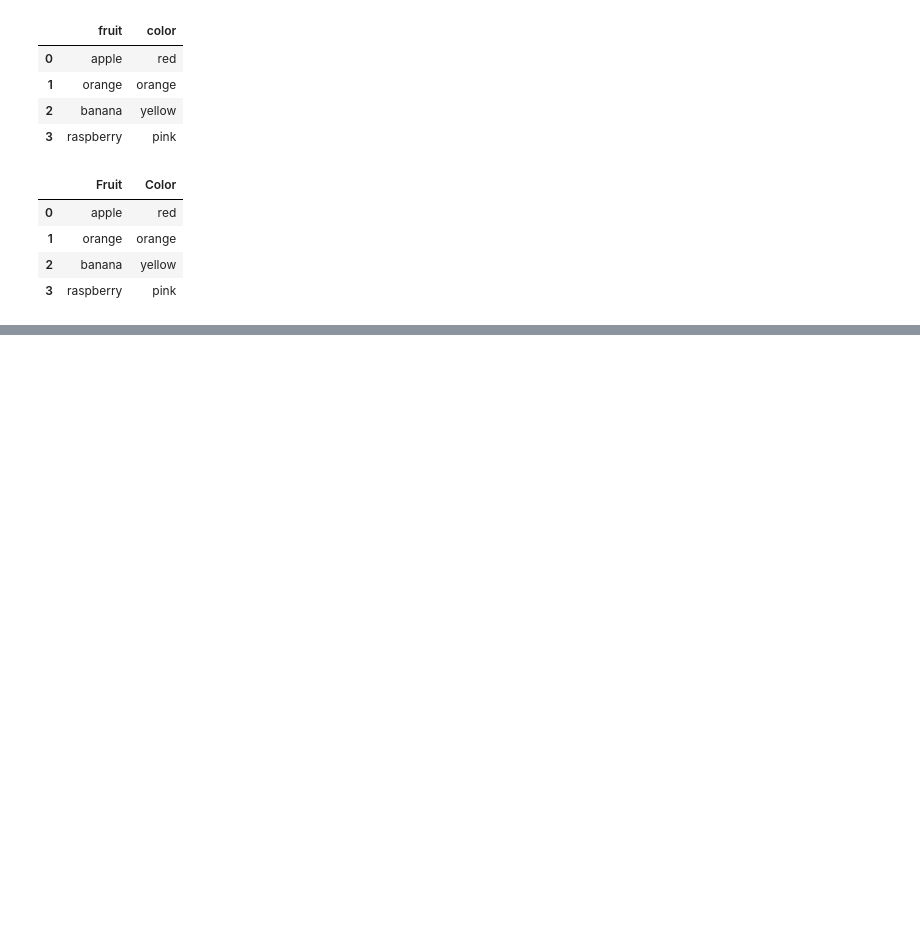
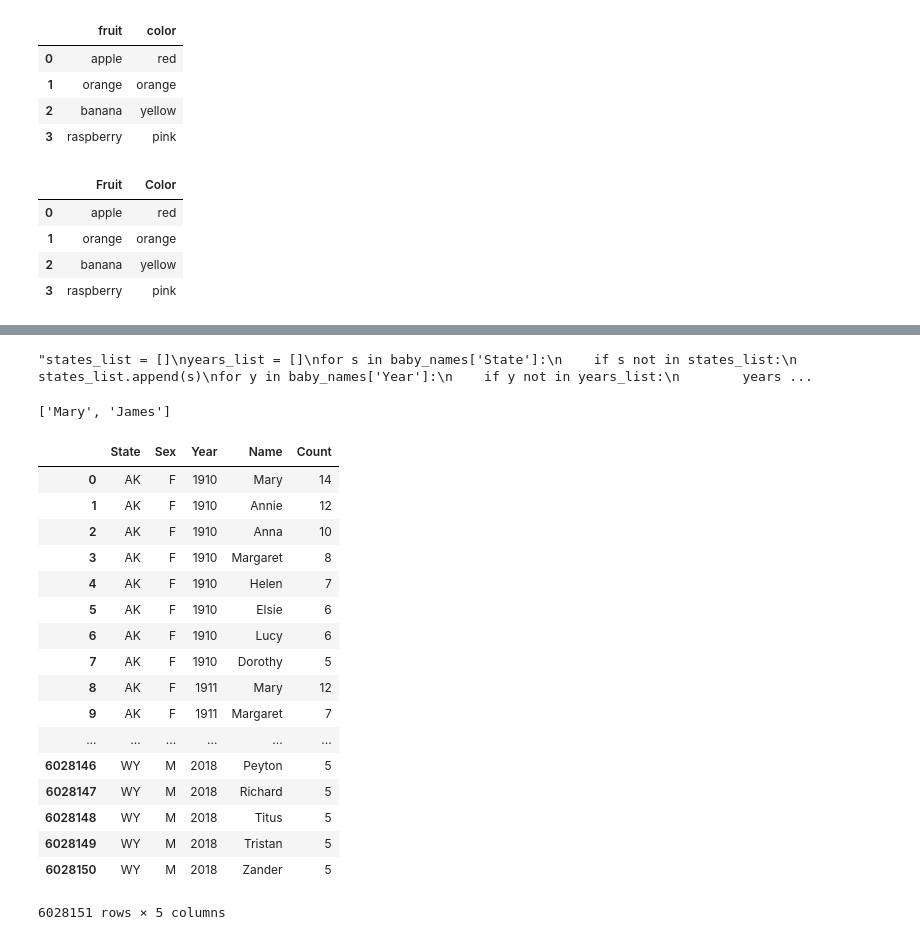
Before and after one commit to Ajarlin/Data-Science, a Jupyter notebook: Labs/Lab 2/ja895_lab2.ipynb, the cells around one changed output, grey strips where cells are left out. Drawn from its saved outputs; the diff is of its cells as text; code cells hidden in the pictures; blank space fills up the shorter version.

```diff
--- a/Labs/Lab 2/ja895_lab2.ipynb
+++ b/Labs/Lab 2/ja895_lab2.ipynb
@@ -74,0 +403,51 @@ SyntaxError: invalid syntax (<ipython-input-46-9f3ca00b492b>, line 3)
+# %%
+"""states_list = []
+years_list = []
+for s in baby_names['State']:
+    if s not in states_list:
+        states_list.append(s)
+for y in baby_names['Year']:
+    if y not in years_list:
+        years_list.append(y)
+
+#print(states_list)
+#print(years_list)
+
+for year in years_list:
+    for state in states_list:
+        most_popular(year,state)
+        """
+# %% [output]
+"states_list = []\nyears_list = []\nfor s in baby_names['State']:\n    if s not in states_list:\n        states_list.append(s)\nfor y in baby_names['Year']:\n    if y not in years_list:\n        years ...
+# %%
+mylist= {}
+Fcount_list = baby_names[(baby_names['Sex']=='F')].groupby('Name')['Count'].sum()
+Fcount_list.sort_values(ascending=False)[:1]
+mylist.update(Fcount_list.sort_values(ascending=False)[:1])
+Mcount_list = baby_names[(baby_names['Sex']=='M')].groupby('Name')['Count'].sum()
+Mcount_list.sort_values(ascending=False)[:1]
+mylist.update(Mcount_list.sort_values(ascending=False)[:1])
+print([*mylist])
+# %% [output]
+['Mary', 'James']
+# %%
+baby_names
+# %% [output]
+|  | State | Sex | Year | Name | Count |
+| 0 | AK | F | 1910 | Mary | 14 |
+| 1 | AK | F | 1910 | Annie | 12 |
+| 2 | AK | F | 1910 | Anna | 10 |
+| 3 | AK | F | 1910 | Margaret | 8 |
+| 4 | AK | F | 1910 | Helen | 7 |
+| 5 | AK | F | 1910 | Elsie | 6 |
+| 6 | AK | F | 1910 | Lucy | 6 |
+| 7 | AK | F | 1910 | Dorothy | 5 |
+| 8 | AK | F | 1911 | Mary | 12 |
+| 9 | AK | F | 1911 | Margaret | 7 |
+| ... | ... | ... | ... | ... | ... |
+| 6028146 | WY | M | 2018 | Peyton | 5 |
+| 6028147 | WY | M | 2018 | Richard | 5 |
+| 6028148 | WY | M | 2018 | Titus | 5 |
+| 6028149 | WY | M | 2018 | Tristan | 5 |
+| 6028150 | WY | M | 2018 | Zander | 5 |
+6028151 rows × 5 columns
```
Also changed, not shown: parts of 46 cells of this notebook.
